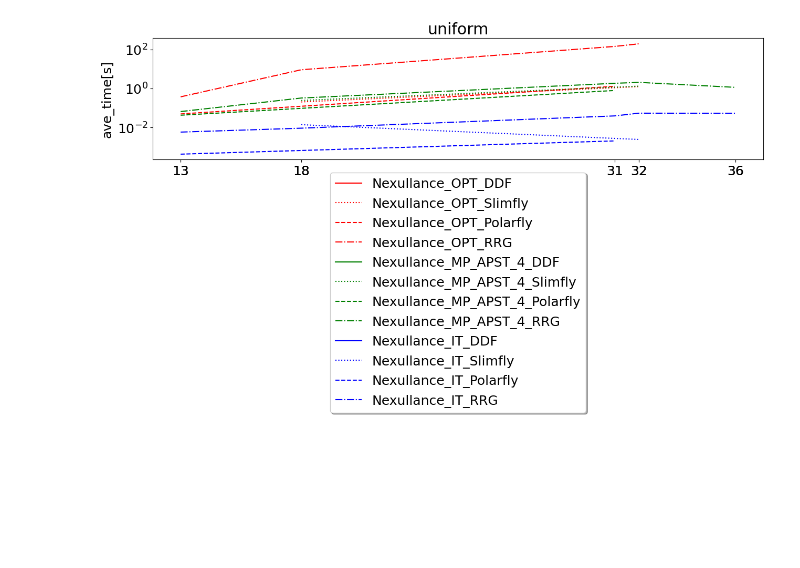
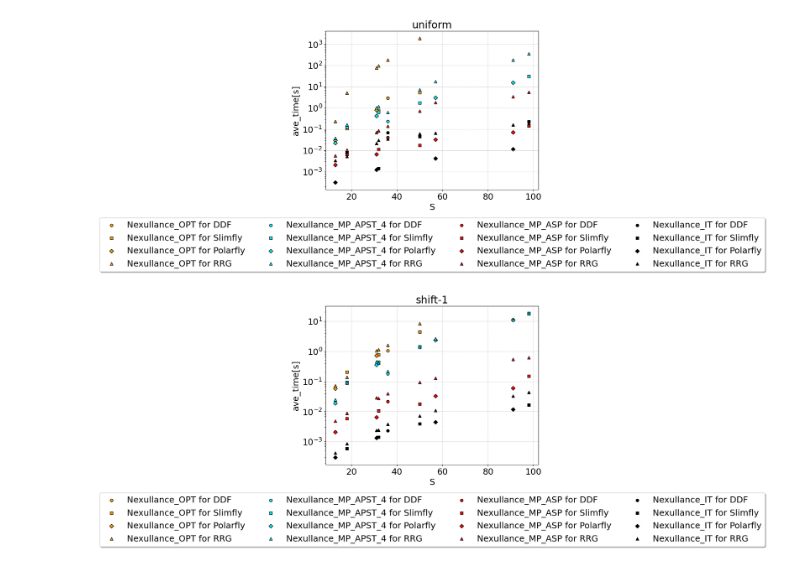
Before and after one commit to ziyuezzy/NexullanceFlowlevel, a Jupyter notebook: Nexullance_journal_data_gen/Nexullance_compare/plot_scaling.ipynb, the cells around one changed output. Saved outputs shown, nothing was run; the diff lists cells and outputs as text; code cells hidden in the pictures; blank space fills up the shorter version.

```diff
--- a/Nexullance_journal_data_gen/Nexullance_compare/plot_scaling.ipynb
+++ b/Nexullance_journal_data_gen/Nexullance_compare/plot_scaling.ipynb
@@ -25,32 +26,59 @@ raw_data["Nexullance_IT"].head()
 # %%
-traffic_pattern = "uniform"
+def plot_for_traffic(traffic_pattern):
+    max_V = 100
 
-color_for_method={'Nexullance_OPT': 'r',
-                'Nexullance_MP_APST_4': 'g',
-                'Nexullance_IT': 'b'}
+    # Improved color scheme (colorblind-friendly)
+    color_for_method = {
+        'Nexullance_OPT': '#fc9d03',  # Orange
+        'Nexullance_MP_APST_4': '#03ebfc',  # Sky Blue
+        'Nexullance_MP_ASP': '#fc0303',  # Red
+        'Nexullance_IT': '#000000'  # Black
+    }
 
-linestyle_for_topo={'DDF': 'solid',
-                'Slimfly': 'dotted',
-                'Polarfly': 'dashed',
-                'RRG': 'dashdot'}
+    # Improved markers (better differentiation)
+    marker_for_topo = {
+        'DDF': 'o',  # Circle
+        'Slimfly': 's',  # Square
+        'Polarfly': 'D',  # Diamond
+        'RRG': '^'  # Triangle
+    }
 
-plt.figure(figsize=(15, 3))  # Adjust size if necessary
-for method in all_methods:
-    data_of_method = raw_data[method]
-    data_of_method = data_of_method[data_of_method["traffic"] == traffic_pattern]
-    for topo in data_of_method["topo"].unique():
-        data_of_topo = data_of_method[data_of_method["topo"] == topo]
-        plt.plot(data_of_topo["V"], data_of_topo["ave_time[s]"], label=method + "_" + topo,
-                 color=color_for_method[method], linestyle=linestyle_for_topo[topo])
+    plt.figure(figsize=(8, 6))
+    for method in color_for_method.keys():
+        data_of_method = raw_data[method]
+        data_of_method = data_of_method[data_of_method["traffic"] == traffic_pattern]
+        for topo in marker_for_topo.keys():
+            data_of_topo = data_of_method[data_of_method["topo"] == topo]
+            data_of_topo = data_of_topo[data_of_topo["V"] <= max_V]
 
+            plt.scatter(
+                data_of_topo["V"],
+                data_of_topo["ave_time[s]"],
+                label=f"{method} for {topo}",
+                color=color_for_method[method],
+                marker=marker_for_topo[topo],
+                edgecolors='black'  # Improves visibility in grayscale
+            )
 
-plt.xlabel("V")
-plt.xticks(data_of_method["V"].values)
-plt.ylabel("ave_time[s]")
-plt.yscale('log')
-plt.title(traffic_pattern)
-plt.legend(loc='upper center', bbox_to_anchor=(0.5, -0.05),
-          fancybox=True, shadow=True)
-plt.show()
+    plt.xlabel("S")
+    plt.ylabel("ave_time[s]")
+    plt.yscale('log')
+    plt.title(traffic_pattern)
+
+    # Improved legend for readability
+    plt.legend(
+        loc='upper center',
+        bbox_to_anchor=(0.5, -0.15),
+        fancybox=True,
+        shadow=True,
+        ncol=4  # Reduce columns for better readability
+    )
+
+    plt.grid(True, linestyle='--', linewidth=0.5)  # Add grid for clarity
+    plt.show()
-# %% [output]
-[figure, removed]
+# %%
+plot_for_traffic('uniform')
+plot_for_traffic('shift-1')
+# %% [output]
+[figure, added]
+[figure, added]
```
Also changed, not shown: parts of 5 cells of this notebook, 22 other files.
